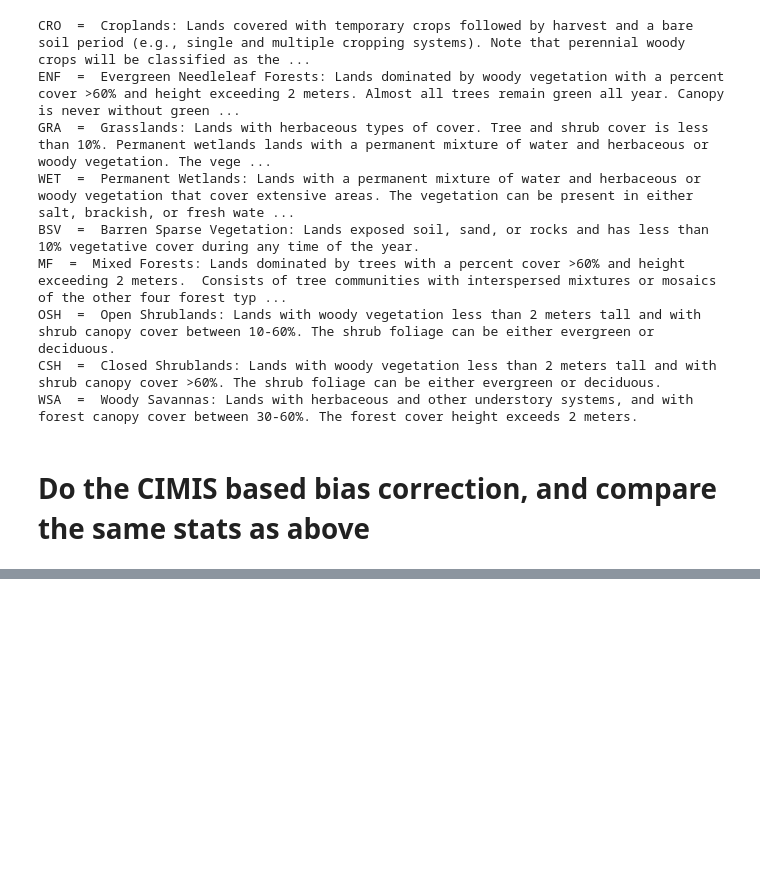
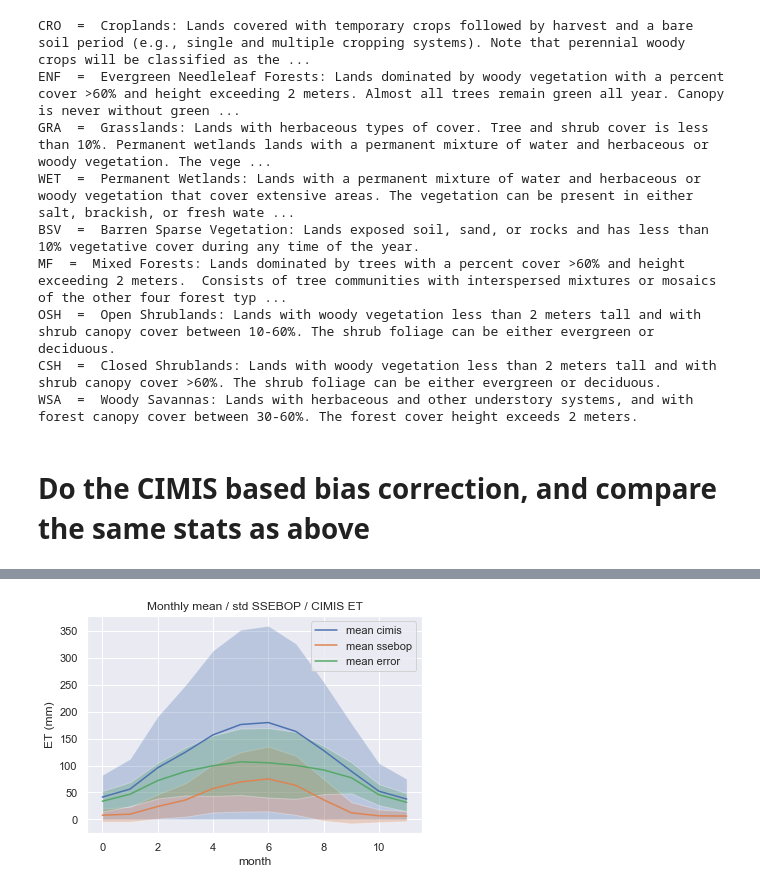
Before and after one commit to kashingtonDC/AmeriFlux, a Jupyter notebook: code/Assimilation.ipynb, the cells around one changed output, grey strips where cells are left out. Drawn from its saved outputs; the diff is of its cells as text; code cells hidden in the pictures; blank space fills up the shorter version.

```diff
--- a/code/Assimilation.ipynb
+++ b/code/Assimilation.ipynb
@@ -735,0 +806,54 @@ for i in outdirs[:]:
+# %%
+# Calculate the mean monthly error between SSEBop and CIMIS
+
+dataset = pd.concat(all_dfs)
+
+dataset.date = pd.to_datetime(dataset.date)
+
+monthly_error_mean = []
+monthly_error_std =[]
+monthly_ssebop_mean = []
+monthly_ssebop_std = []
+monthly_cimis_mean = []
+monthly_cimis_std = []
+
+for i in range(1,13):
+    # Select all rows for month i
+    mdf = dataset.loc[dataset['date'].dt.month==i]
+
+    # Get cimis / ssebop stats
+    monthly_ssebop_mean.append(np.nanmean(mdf.ssebop_et))
+    monthly_ssebop_std.append(np.nanstd(mdf.ssebop_et))
+    monthly_cimis_mean.append(np.nanmean(mdf.cimis_et))
+    monthly_cimis_std.append(np.nanstd(mdf.cimis_et))
+
+    mresid = mdf.cimis_et - mdf.ssebop_et
+    monthly_error_mean.append(np.nanmean(mresid))
+    monthly_error_std.append(np.nanstd(mresid))
+
+# +- 1 std
+upper = np.array(monthly_error_mean) + np.array(monthly_error_std)
+lower = np.array(monthly_error_mean) - np.array(monthly_error_std)
+
+cimis_upper = np.array(monthly_cimis_mean) + np.array(monthly_cimis_mean)
+cimis_lower = np.array(monthly_cimis_mean) - np.array(monthly_cimis_mean)
+
+ssebop_upper = np.array(monthly_ssebop_mean) + np.array(monthly_ssebop_std)
+ssebop_lower = np.array(monthly_ssebop_mean) - np.array(monthly_ssebop_std)
+
+
+plt.plot(monthly_cimis_mean, label = 'mean cimis')
+plt.fill_between(range(0,12),cimis_lower, cimis_upper, alpha = 0.3)
+
+plt.plot(monthly_ssebop_mean, label = 'mean ssebop')
+plt.fill_between(range(0,12),ssebop_lower, ssebop_upper, alpha = 0.3)
+
+plt.plot(monthly_error_mean, label = 'mean error')
+plt.fill_between(range(0,12),lower, upper, alpha = 0.3)
+plt.ylabel("ET (mm)")
+plt.title("Monthly mean / std SSEBOP / CIMIS ET")
+plt.xlabel("month")
+plt.legend()
+plt.show()
+# %% [output]
+[figure, added]
```
Also changed, not shown: parts of 32 cells of this notebook.
